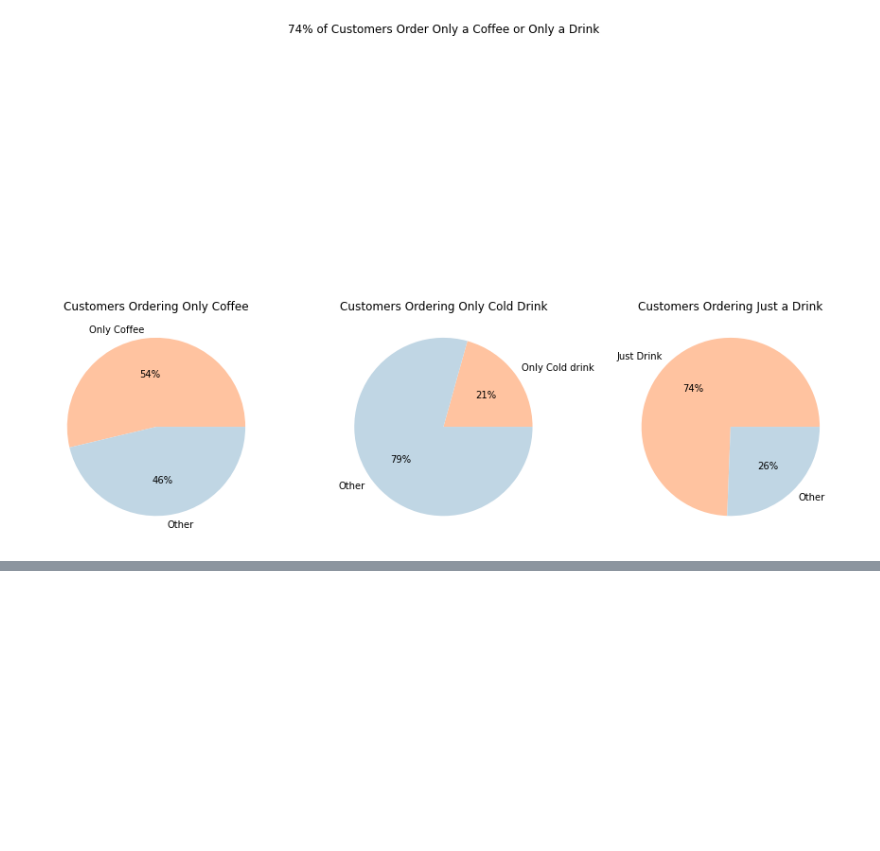
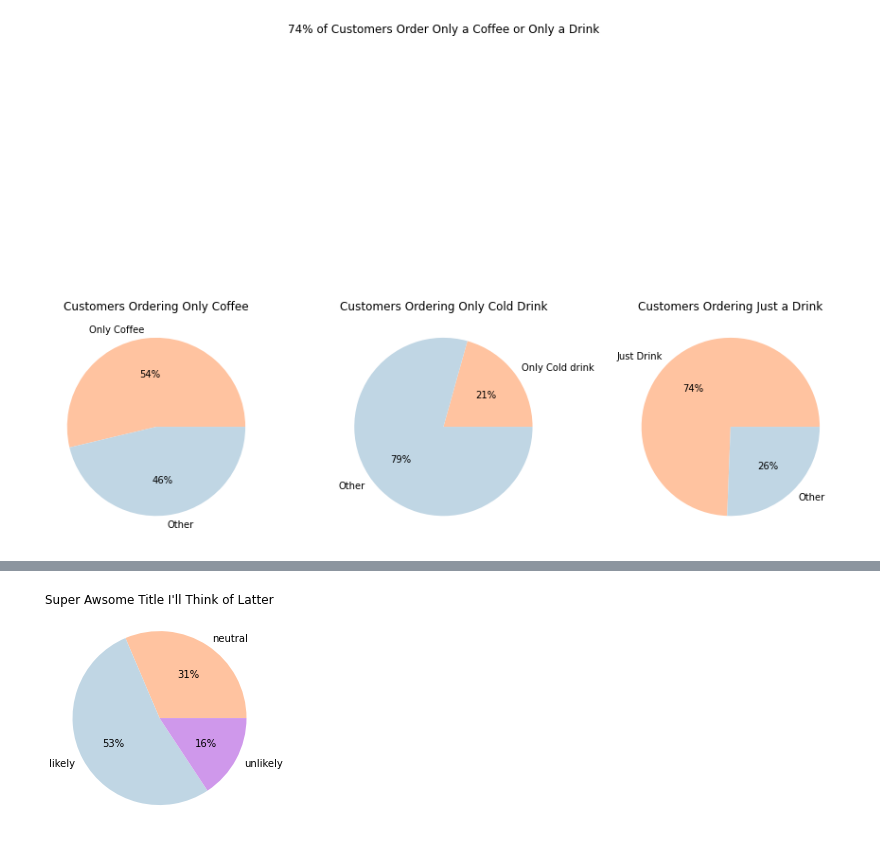
Before and after one commit to Johndsalas/Starbucks_Customer_Profiles, a Jupyter notebook: main.ipynb, the cells around one changed output, grey strips where cells are left out. Saved outputs shown, nothing was run; the diff lists cells and outputs as text; code cells hidden in the pictures; blank space fills up the shorter version.

```diff
--- a/main.ipynb
+++ b/main.ipynb
@@ -371,0 +268,4 @@ Name: promotion_importance, dtype: int64
+# %%
+e.omni_pie(df.gathering_likelyhood)
+# %% [output]
+[figure, added]
```
Also changed, not shown: parts of 16 cells of this notebook, 1 other file.
